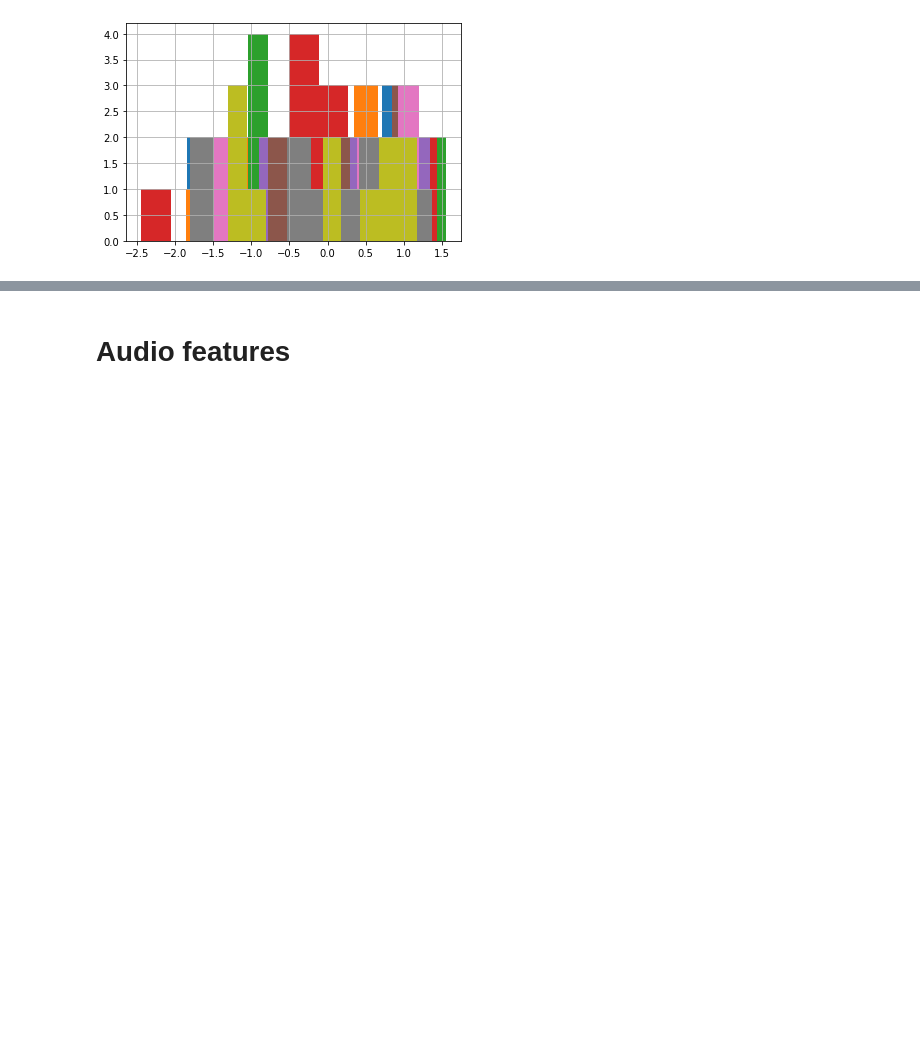
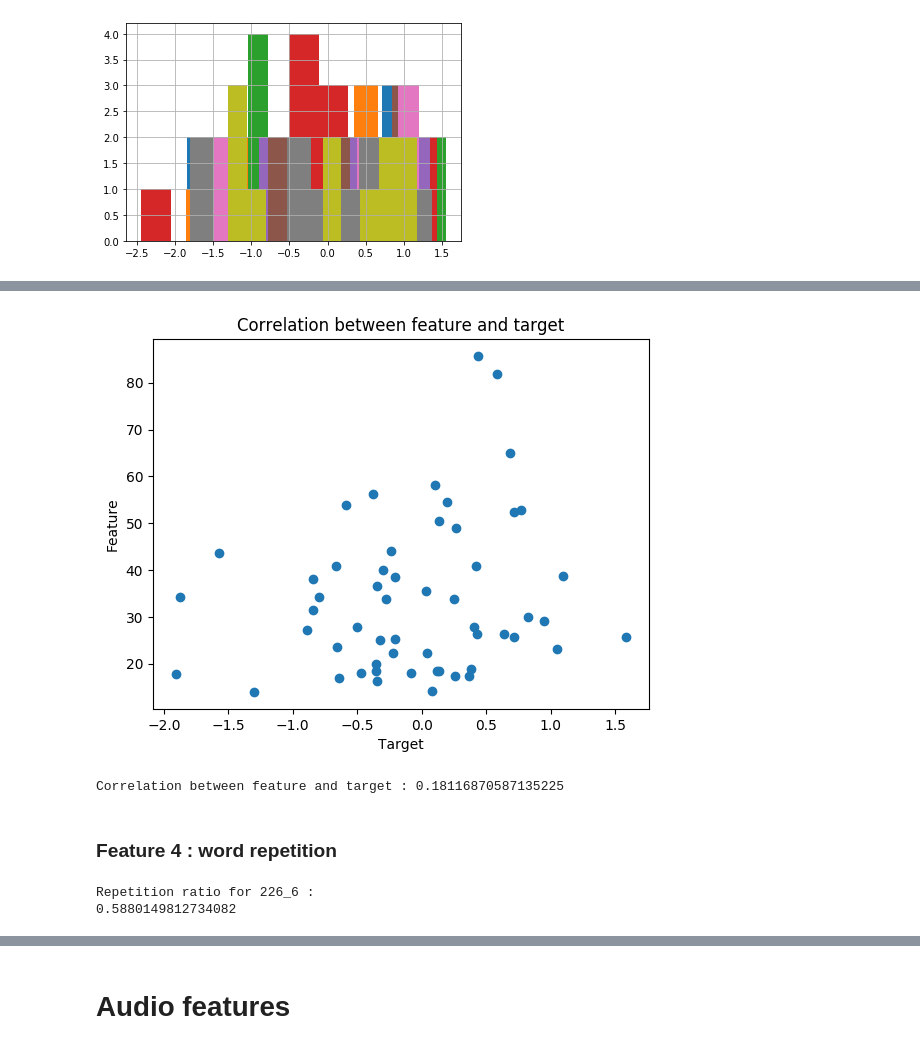
Before and after one commit to vincentnam/Project-Archean, a Jupyter notebook: ChallengeM2SID_2019.ipynb, the cells around one changed output, grey strips where cells are left out. Saved outputs shown, nothing was run; the diff lists cells and outputs as text; code cells hidden in the pictures; blank space fills up the shorter version.

```diff
--- a/ChallengeM2SID_2019.ipynb
+++ b/ChallengeM2SID_2019.ipynb
@@ -289,0 +851,7 @@ max    NaN  9.950133e-01  ...  1.368779e+00  1.170801e+00
+# %%
+compar_anno(dic_nb_sentence, text)
+# %% [output]
+[figure, added]
+Correlation between feature and target : 0.18116870587135225
+# %% [markdown]
+### Feature 4 : word repetition
@@ -289,0 +904,8 @@ max    NaN  9.950133e-01  ...  1.368779e+00  1.170801e+00
+# %%
+# Example on video 226_6 : Cyrano de Bergerac
+
+print('Repetition ratio for 226_6 : ')
+print(dic_repetition['226_6.xml'])
+# %% [output]
+Repetition ratio for 226_6 :
+0.5880149812734082
```
Also changed, not shown: parts of 67 cells of this notebook.
